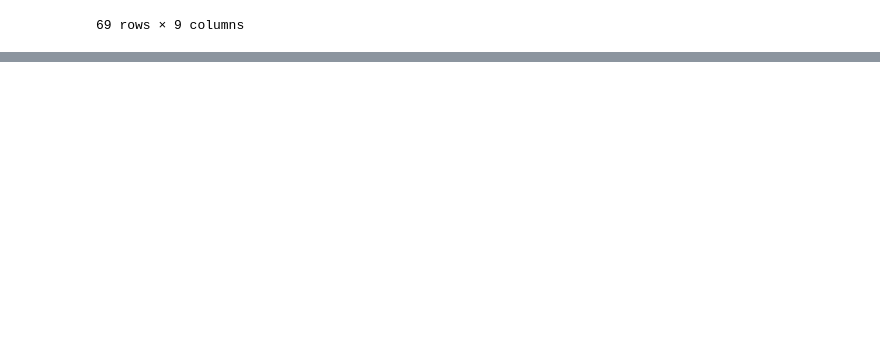
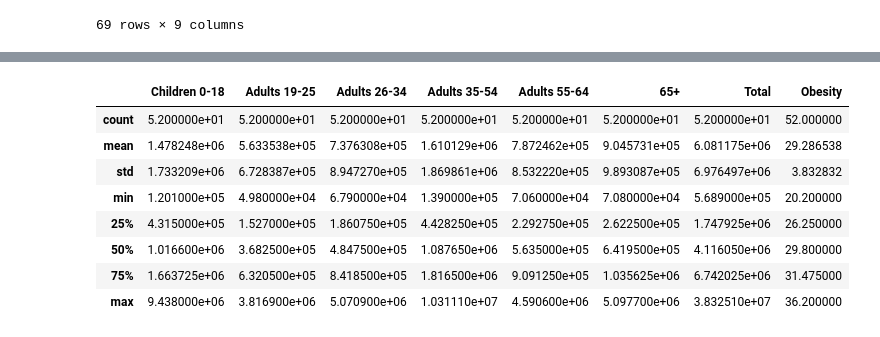
Before and after one commit to kpatwa153/gis, a Jupyter notebook: map.ipynb, the cells around one changed output, grey strips where cells are left out. Saved outputs shown, nothing was run; the diff lists cells and outputs as text; code cells hidden in the pictures; blank space fills up the shorter version.

```diff
--- a/map.ipynb
+++ b/map.ipynb
@@ -155,0 +163,4 @@ df
+# %%
+obs = obs[['NAME','Obesity']]
+obs.rename(columns = {'NAME':'Location'},inplace=True)
+obs.head()
@@ -155,0 +198,3 @@ df
+# %%
+merged_data = df2.merge(obs,on = 'Location',how='left')
+merged_data
@@ -155,0 +219,12 @@ df
+# %%
+merged_data.describe()
+# %% [output]
+|  | Children 0-18 | Adults 19-25 | Adults 26-34 | Adults 35-54 | Adults 55-64 | 65+ | Total | Obesity |
+| count | 5.200000e+01 | 5.200000e+01 | 5.200000e+01 | 5.200000e+01 | 5.200000e+01 | 5.200000e+01 | 5.200000e+01 | 52.000000 |
+| mean | 1.478248e+06 | 5.633538e+05 | 7.376308e+05 | 1.610129e+06 | 7.872462e+05 | 9.045731e+05 | 6.081175e+06 | 29.286538 |
+| std | 1.733209e+06 | 6.728387e+05 | 8.947270e+05 | 1.869861e+06 | 8.532220e+05 | 9.893087e+05 | 6.976497e+06 | 3.832832 |
+| min | 1.201000e+05 | 4.980000e+04 | 6.790000e+04 | 1.390000e+05 | 7.060000e+04 | 7.080000e+04 | 5.689000e+05 | 20.200000 |
+| 25% | 4.315000e+05 | 1.527000e+05 | 1.860750e+05 | 4.428250e+05 | 2.292750e+05 | 2.622500e+05 | 1.747925e+06 | 26.250000 |
+| 50% | 1.016600e+06 | 3.682500e+05 | 4.847500e+05 | 1.087650e+06 | 5.635000e+05 | 6.419500e+05 | 4.116050e+06 | 29.800000 |
+| 75% | 1.663725e+06 | 6.320500e+05 | 8.418500e+05 | 1.816500e+06 | 9.091250e+05 | 1.035625e+06 | 6.742025e+06 | 31.475000 |
+| max | 9.438000e+06 | 3.816900e+06 | 5.070900e+06 | 1.031110e+07 | 4.590600e+06 | 5.097700e+06 | 3.832510e+07 | 36.200000 |
```
Also changed, not shown: parts of 12 cells of this notebook.
